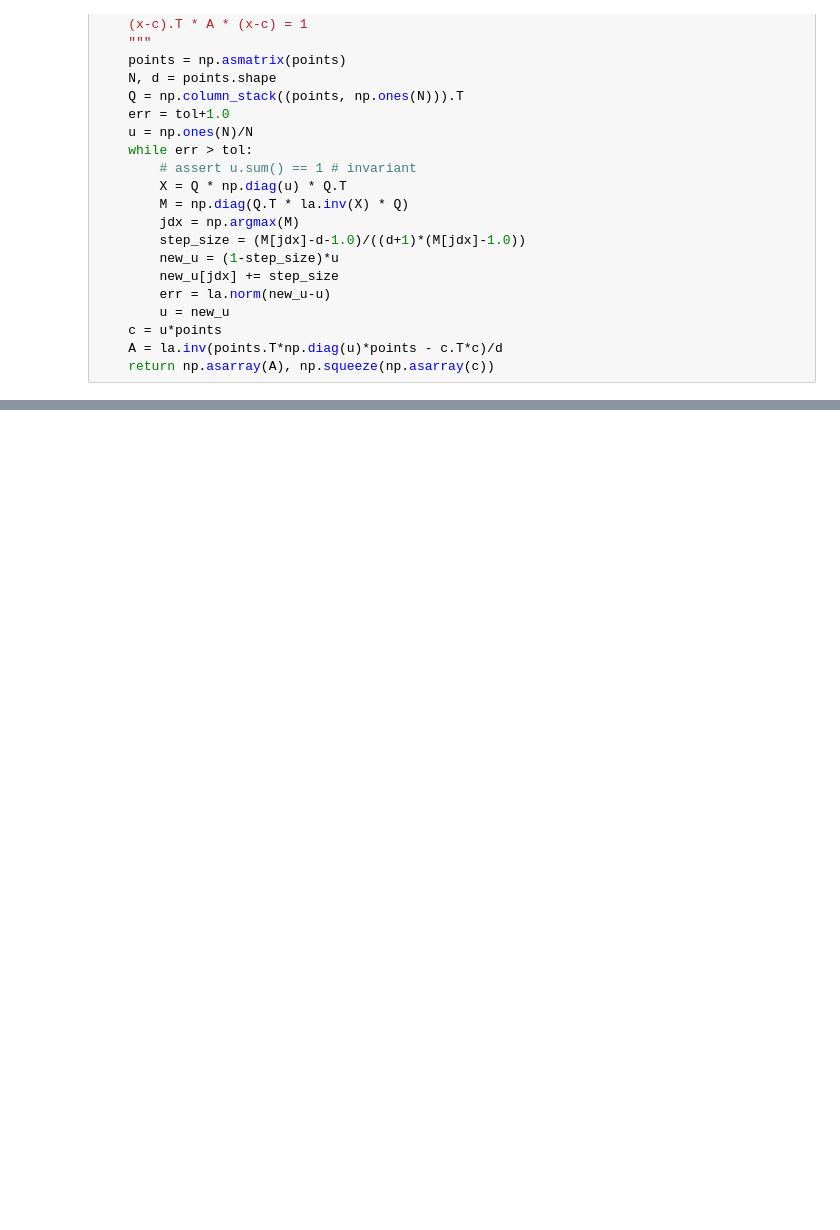
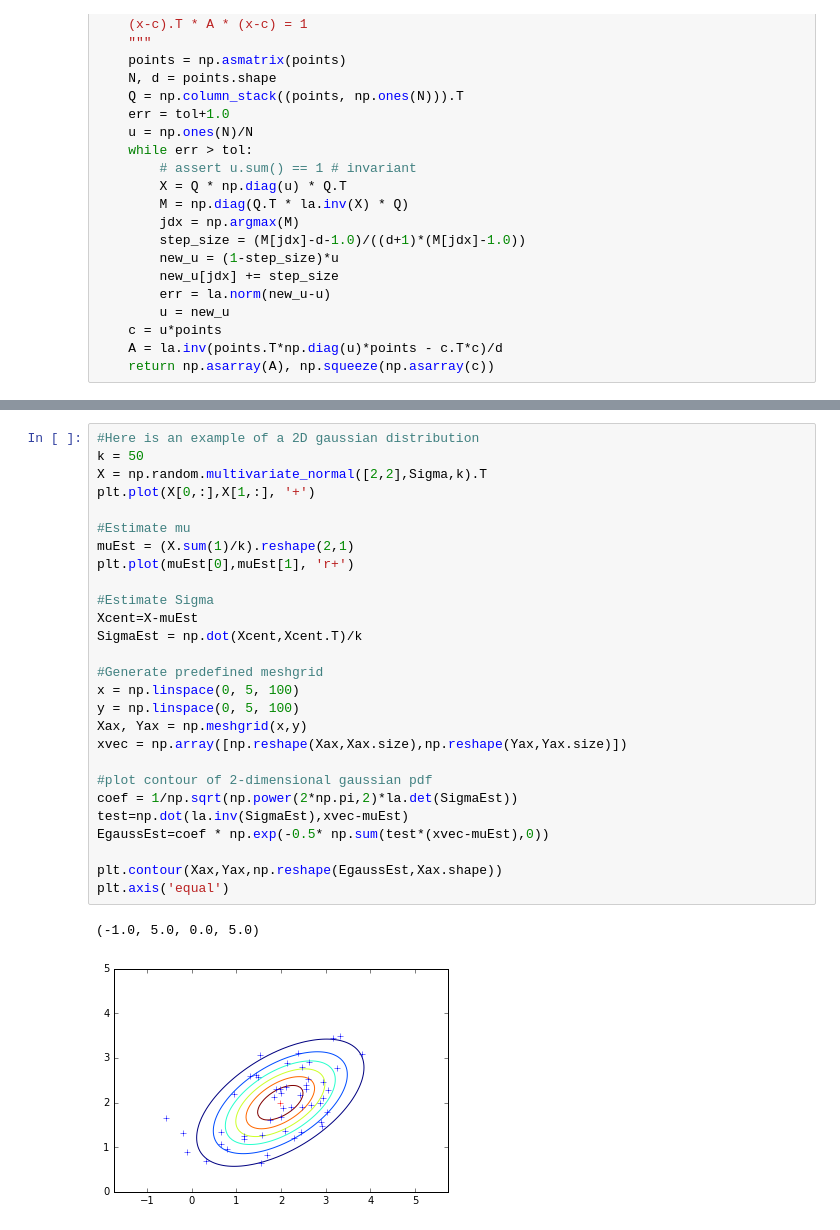
Before and after one commit to gnthibault/Optimisation-Python, a Jupyter notebook: EllipsoidEstimation.ipynb, the cells around one changed output, grey strips where cells are left out. Drawn from its saved outputs; the diff is of its cells as text; blank space fills up the shorter version.

```diff
--- a/EllipsoidEstimation.ipynb
+++ b/EllipsoidEstimation.ipynb
@@ -289,0 +363,30 @@ plt.axis('equal')
+# %%
+#Here is an example of a 2D gaussian distribution
+k = 50
+X = np.random.multivariate_normal([2,2],Sigma,k).T
+plt.plot(X[0,:],X[1,:], '+')
+
+#Estimate mu
+muEst = (X.sum(1)/k).reshape(2,1)
+plt.plot(muEst[0],muEst[1], 'r+')
+
+#Estimate Sigma
+Xcent=X-muEst
+SigmaEst = np.dot(Xcent,Xcent.T)/k
+
+#Generate predefined meshgrid
+x = np.linspace(0, 5, 100)
+y = np.linspace(0, 5, 100)
+Xax, Yax = np.meshgrid(x,y)
+xvec = np.array([np.reshape(Xax,Xax.size),np.reshape(Yax,Yax.size)])
+
+#plot contour of 2-dimensional gaussian pdf
+coef = 1/np.sqrt(np.power(2*np.pi,2)*la.det(SigmaEst))
+test=np.dot(la.inv(SigmaEst),xvec-muEst)
+EgaussEst=coef * np.exp(-0.5* np.sum(test*(xvec-muEst),0))
+
+plt.contour(Xax,Yax,np.reshape(EgaussEst,Xax.shape))
+plt.axis('equal')
+# %% [output]
+(-1.0, 5.0, 0.0, 5.0)
+[figure, added]
```
Also changed, not shown: parts of 8 cells of this notebook, 1 other file.
